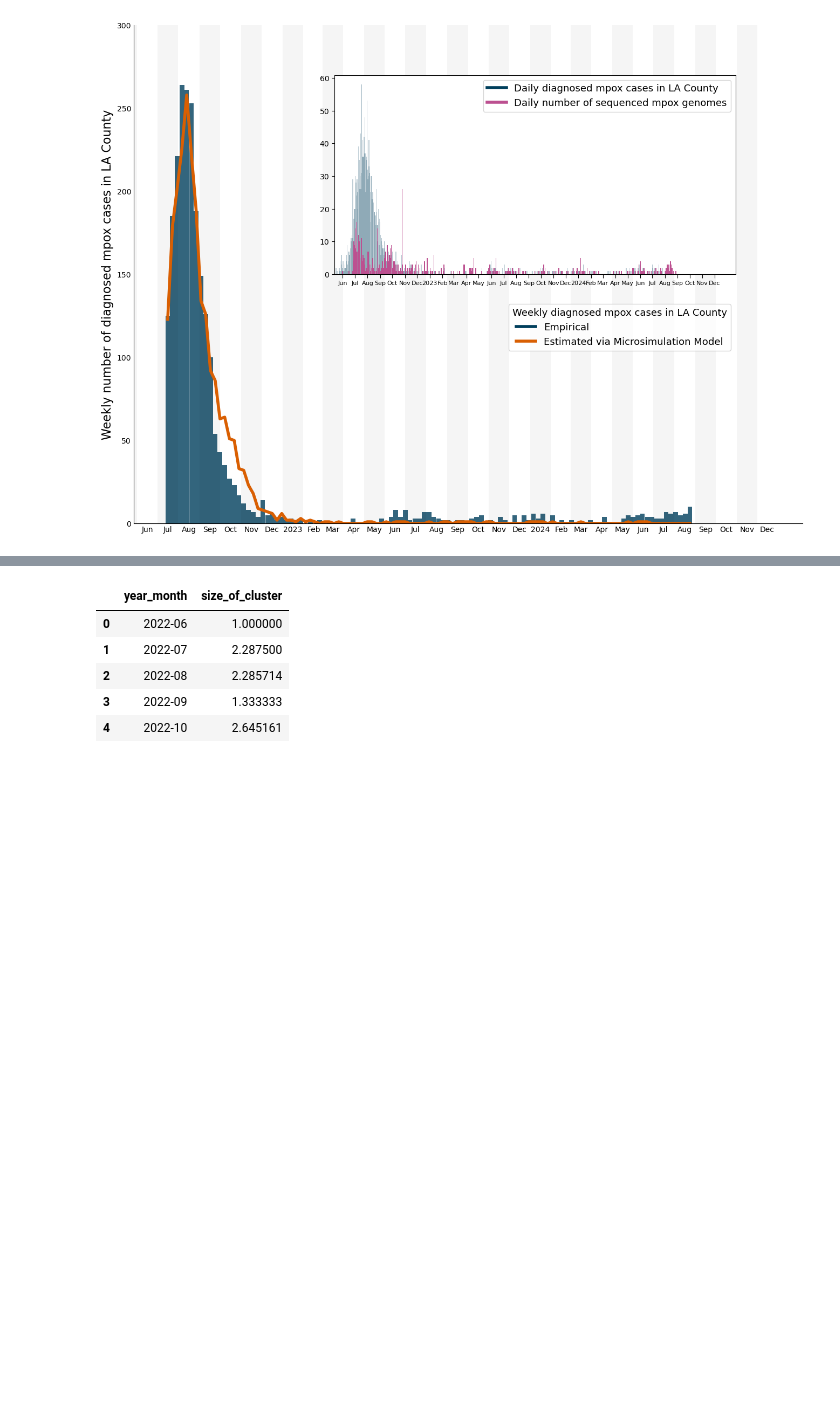
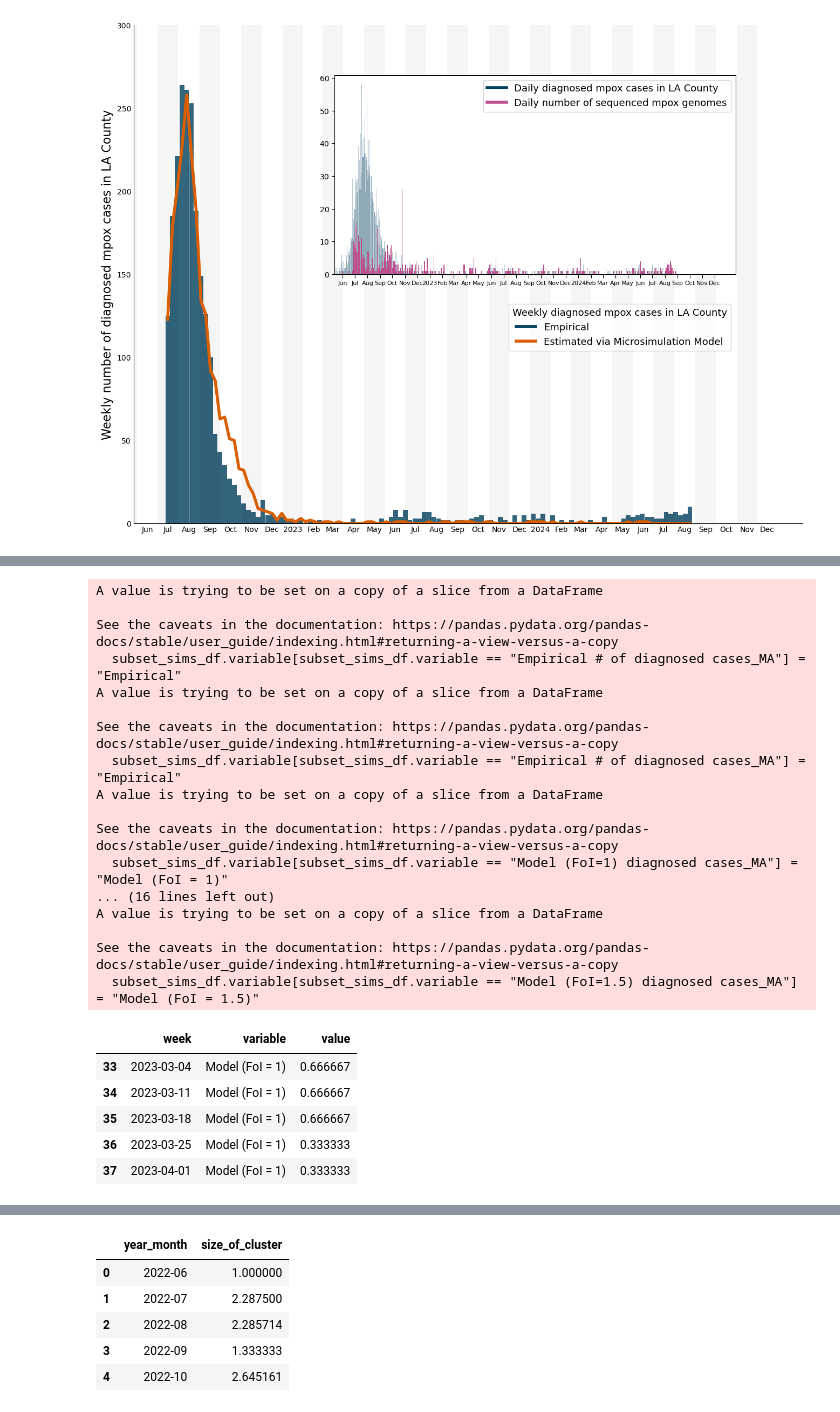
Before and after one commit to blab/mpox-la, a Jupyter notebook: scripts/make_descriptive_maps.ipynb, the cells around one changed output, grey strips where cells are left out. Saved outputs shown, nothing was run; the diff lists cells and outputs as text; code cells hidden in the pictures; blank space fills up the shorter version.

```diff
--- a/scripts/make_descriptive_maps.ipynb
+++ b/scripts/make_descriptive_maps.ipynb
@@ -223,3 +244,10 @@ ax.yaxis.set_tick_params(which='both', right=False, left=True, labelleft=True)
 plt.savefig('../figures/descriptive_epi.png',dpi=300,bbox_inches='tight')
 # %% [output]
 [figure]
+# %%
+columns = ["Empirical # of diagnosed cases", "Model (FoI=1) diagnosed cases", "Model (FoI=1.25) diagnosed cases", "Model (FoI=1.5) diagnosed cases"]
+for column in columns:
+    # Create a new column for the moving average
+    sim_df[f'{column}_MA'] = sim_df[column].rolling(3, min_periods =1, center= True).mean()
+
+sim_df.head()
@@ -225,0 +262,35 @@ plt.savefig('../figures/descriptive_epi.png',dpi=300,bbox_inches='tight')
+# %%
+long_sims_df = pd.melt(sim_df, id_vars='week', value_vars=['Model (FoI=1) diagnosed cases_MA', 'Model (FoI=1.25) diagnosed cases_MA', 'Model (FoI=1.5) diagnosed cases_MA', "Empirical # of diagnosed cases_MA"])
+long_sims_df.week = pd.to_datetime(long_sims_df.week)
+
+subset_sims_df = long_sims_df[long_sims_df.week >"2023-03-01"]
+subset_sims_df.variable[subset_sims_df.variable == "Empirical # of diagnosed cases_MA"] = "Empirical"
+subset_sims_df.variable[subset_sims_df.variable == "Model (FoI=1) diagnosed cases_MA"] = "Model (FoI = 1)"
+subset_sims_df.variable[subset_sims_df.variable == "Model (FoI=1.25) diagnosed cases_MA"] = "Model (FoI = 1.25)"
+subset_sims_df.variable[subset_sims_df.variable == "Model (FoI=1.5) diagnosed cases_MA"] = "Model (FoI = 1.5)"
+
+subset_sims_df.head()
+# %% [output]
+A value is trying to be set on a copy of a slice from a DataFrame
+
+See the caveats in the documentation: https://pandas.pydata.org/pandas-docs/stable/user_guide/indexing.html#returning-a-view-versus-a-copy
+  subset_sims_df.variable[subset_sims_df.variable == "Empirical # of diagnosed cases_MA"] = "Empirical"
+A value is trying to be set on a copy of a slice from a DataFrame
+
+See the caveats in the documentation: https://pandas.pydata.org/pandas-docs/stable/user_guide/indexing.html#returning-a-view-versus-a-copy
+  subset_sims_df.variable[subset_sims_df.variable == "Empirical # of diagnosed cases_MA"] = "Empirical"
+A value is trying to be set on a copy of a slice from a DataFrame
+
+See the caveats in the documentation: https://pandas.pydata.org/pandas-docs/stable/user_guide/indexing.html#returning-a-view-versus-a-copy
+  subset_sims_df.variable[subset_sims_df.variable == "Model (FoI=1) diagnosed cases_MA"] = "Model (FoI = 1)"
+... (16 lines left out)
+A value is trying to be set on a copy of a slice from a DataFrame
+
+See the caveats in the documentation: https://pandas.pydata.org/pandas-docs/stable/user_guide/indexing.html#returning-a-view-versus-a-copy
+  subset_sims_df.variable[subset_sims_df.variable == "Model (FoI=1.5) diagnosed cases_MA"] = "Model (FoI = 1.5)"
+|  | week | variable | value |
+| 33 | 2023-03-04 | Model (FoI = 1) | 0.666667 |
+| 34 | 2023-03-11 | Model (FoI = 1) | 0.666667 |
+| 35 | 2023-03-18 | Model (FoI = 1) | 0.666667 |
+| 36 | 2023-03-25 | Model (FoI = 1) | 0.333333 |
+| 37 | 2023-04-01 | Model (FoI = 1) | 0.333333 |
```
Also changed, not shown: parts of 13 cells of this notebook, 15 other files.
